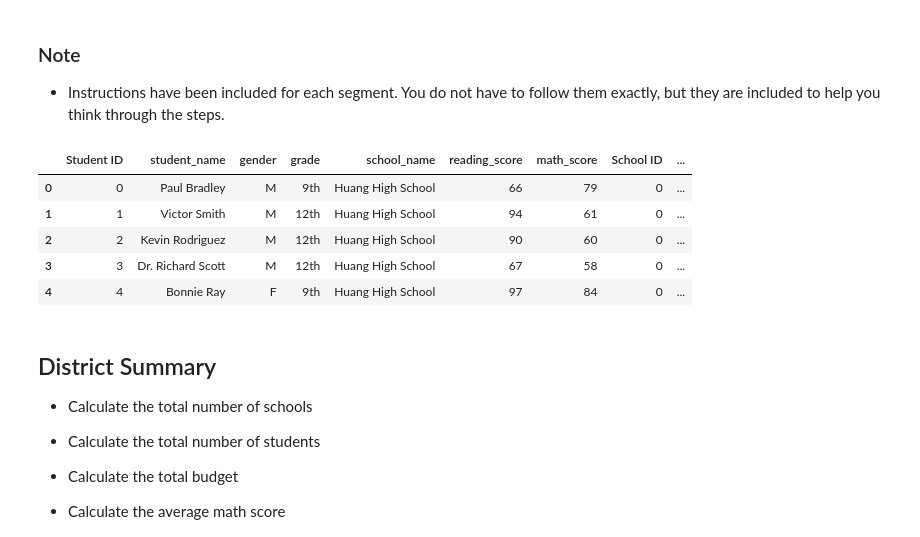
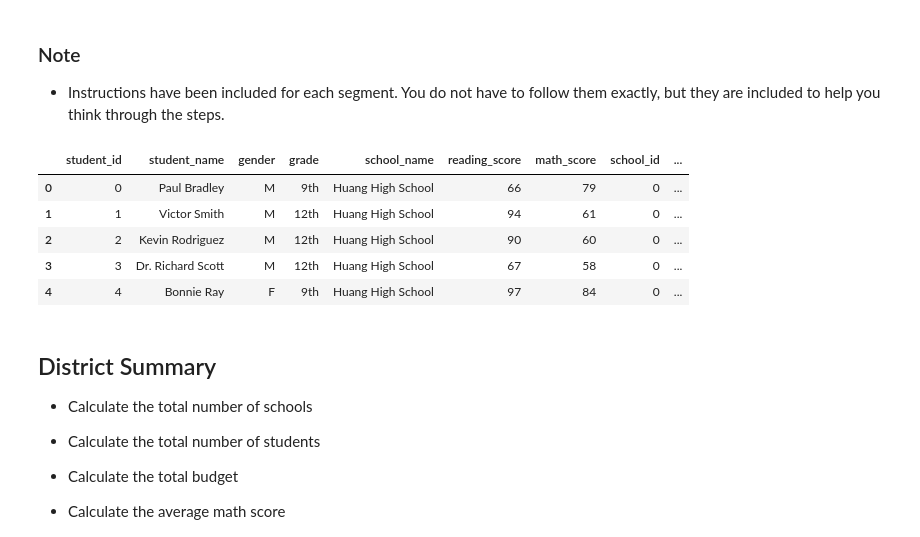
Before and after one commit to daniela-matos/school_performance_trends, a Jupyter notebook: PyCitySchools_starter.ipynb, the cells around one changed output. Drawn from its saved outputs; the diff is of its cells as text; code cells hidden in the pictures.

```diff
--- a/PyCitySchools_starter.ipynb
+++ b/PyCitySchools_starter.ipynb
@@ -4,20 +4,21 @@
 # %%
 import os
 import pandas as pd
+import numpy as np
 import matplotlib.pyplot as plt
 
 schools_path = os.path.join("Resources" , "schools_complete.csv")
 students_path = os.path.join ("Resources", "students_complete.csv")
 
 schools_data = pd.read_csv(schools_path)
 students_data = pd.read_csv(students_path)
 
 data_complete = pd.merge(students_data, schools_data,
                 how="left",
-                on=["school_name", "school_name"])
-data_complete.head(5)
+                on=["school_name", "school_name"])\
+                .rename(columns=lambda s:s.lower().replace(" ", "_"))
 # %% [output]
-|  | Student ID | student_name | gender | grade | school_name | reading_score | math_score | School ID | ... |
+|  | student_id | student_name | gender | grade | school_name | reading_score | math_score | school_id | ... |
 | 0 | 0 | Paul Bradley | M | 9th | Huang High School | 66 | 79 | 0 | ... |
 | 1 | 1 | Victor Smith | M | 12th | Huang High School | 94 | 61 | 0 | ... |
 | 2 | 2 | Kevin Rodriguez | M | 12th | Huang High School | 90 | 60 | 0 | ... |
```
Also changed, not shown: parts of 2 cells of this notebook.
